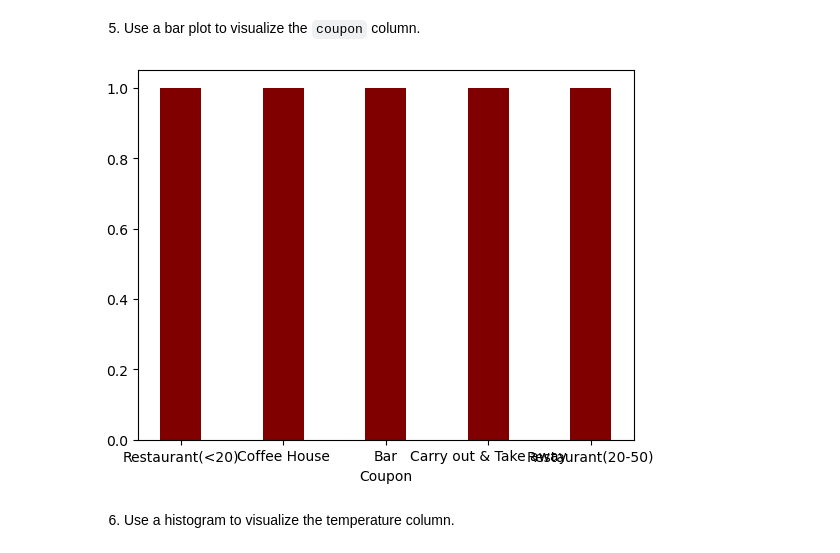
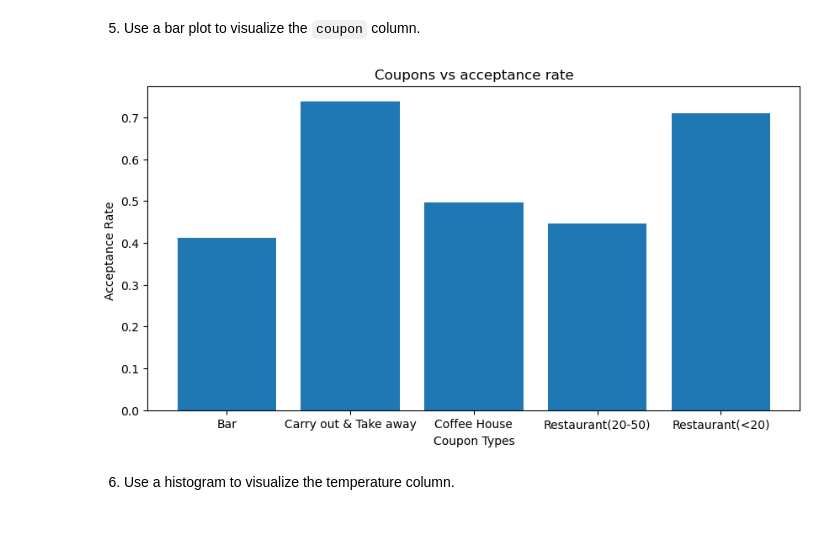
Before and after one commit to vaibhavlaghane/kraftwerk, a Jupyter notebook: coupons_project/prompt.ipynb, the cells around one changed output. Drawn from its saved outputs; the diff is of its cells as text; code cells hidden in the pictures; blank space fills up the shorter version.

Commit message:
bar plot changes

```diff
--- a/coupons_project/prompt.ipynb
+++ b/coupons_project/prompt.ipynb
@@ -92,13 +100,20 @@ print(prop)
 0.5693352098683666
 # %% [markdown]
 5. Use a bar plot to visualize the `coupon` column.
-# %%
-plt.bar(data['coupon'], color ='maroon' , height = 1, width = 0.4)
-plt.xlabel("Coupon")
-# plt.ylabel("accepatnce count")
-plt.show()
-# %% [output]
-[figure, removed]
+# %%
+series  =  data.groupby('coupon')['Y'].agg(sum)/ data.groupby('coupon')['Y'].count()
+# print(series)
+df = pd.DataFrame({'coupon':series.index, 'rate':series.values})
+# print(df)
+fig = plt.figure(figsize = (10, 5))
+plt.bar(df['coupon'],  df['rate' ] )
+
+plt.xlabel("Coupon Types")
+plt.ylabel("Acceptance Rate ")
+plt.title("Coupons vs acceptance rate")
+plt.show()
+# %% [output]
+[figure, added]
 # %% [markdown]
 6. Use a histogram to visualize the temperature column.
 # %%
```
Also changed, not shown: parts of 1 cell of this notebook.
